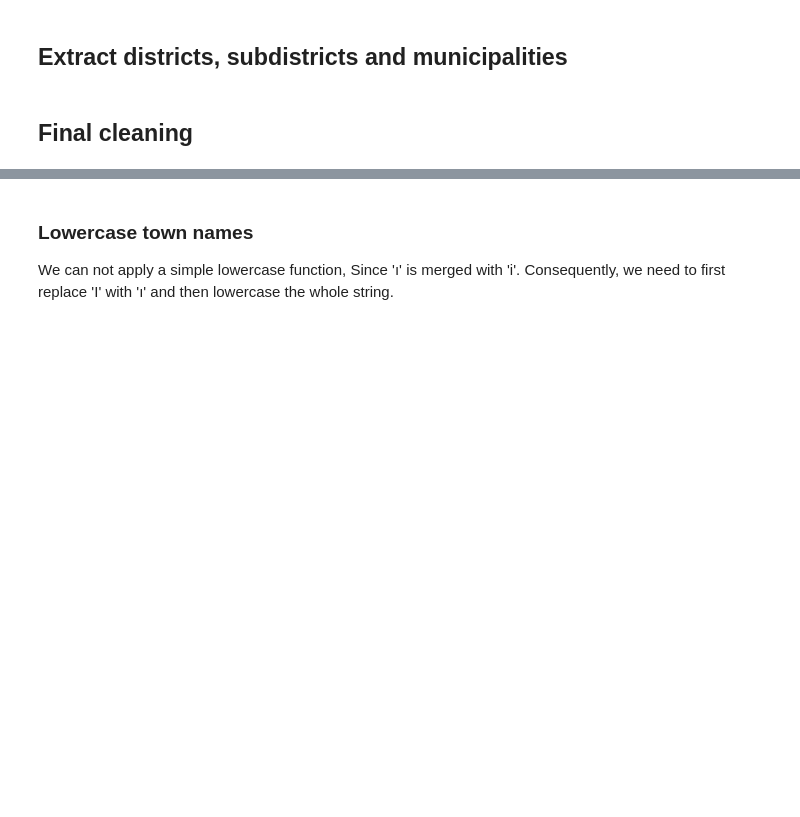
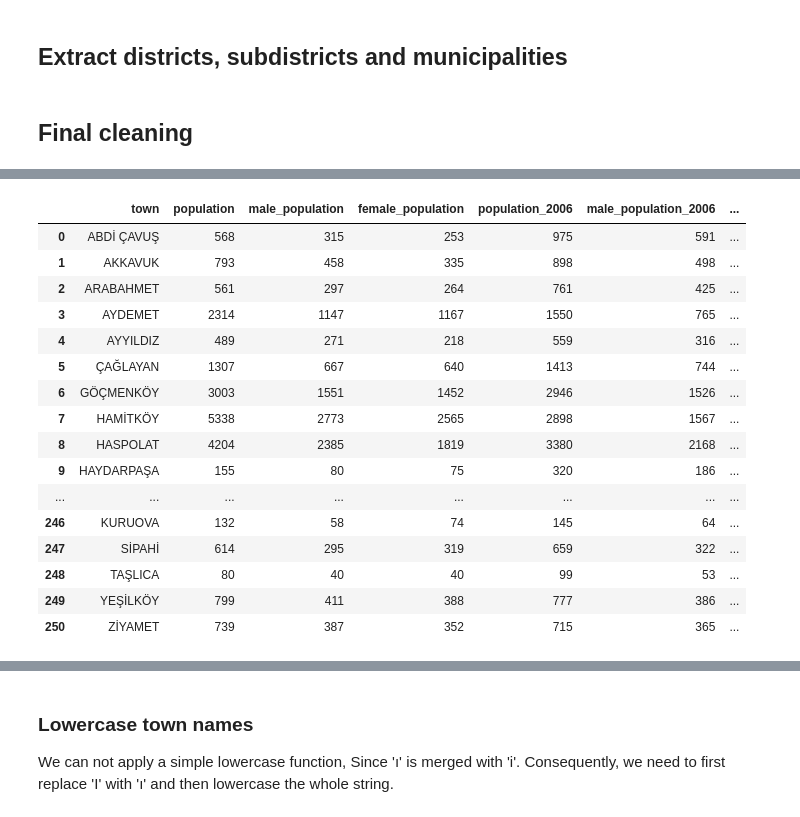
Before and after one commit to jgchaparro/CyprusDB, a Jupyter notebook: CyprusDB_generation.ipynb, the cells around one changed output, grey strips where cells are left out. Saved outputs shown, nothing was run; the diff lists cells and outputs as text; code cells hidden in the pictures; blank space fills up the shorter version.

```diff
--- a/CyprusDB_generation.ipynb
+++ b/CyprusDB_generation.ipynb
@@ -285,7 +286,7 @@ census_df.head()
 | 4 | 1013 | Αγλαντζιά | 20783 | 9803 | 10980 | Λευκωσίας | True |
 # %%
 # Generate coordinates if requested
-generate_coordinates = True
+generate_coordinates = False
 
 if generate_coordinates:
     # Extract coordinates for towns in Cyprus from Geocoding API
@@ -460,0 +502,3 @@ census_df_trnc = census_df_trnc.loc[~census_df_trnc['town'].str.contains('Toplam
+# %%
+# Load the checkpoint
+census_df_trnc = pd.read_csv(f'checkpoints/secondary_checkpoints/TRNC_census_cp_v{str(version)}.csv')
@@ -460,0 +668,20 @@ census_df_trnc = census_df_trnc.loc[~census_df_trnc['town'].str.contains('Toplam
+# %%
+# Add a new column in the general TRNC census dataframe indicating the main city-subdistrict (bucak) to which the quarter belongs
+def get_main_city(town: str,
+                  district: str,
+                  quarter_df = clean_postal_codes_df) -> str:
+
+    # Filter by district first to avoid duplicates
+    # The district must be uppercase to match formats
+    district_df = quarter_df.loc[quarter_df['district'] == district]
+
+    # Get the main city to which it belongs, which appeares in the 'subdistrict' column
+    if town in district_df.index:
+        main_city = district_df.loc[town, 'subdistrict']
+
+    else:
+        main_city = np.nan
+
+    return main_city
+
+census_df_trnc['main_city'] = census_df_trnc.apply(lambda x: get_main_city(x['town'], x['district']), axis=1)
@@ -460,0 +733,38 @@ census_df_trnc = census_df_trnc.loc[~census_df_trnc['town'].str.contains('Toplam
+# %%
+# Add the quarters to the main cities
+for main_city, quarters in quarter_corrections.items():
+    for quarter in quarters:
+        census_df_trnc.loc[census_df_trnc['town'] == quarter, 'main_city'] = main_city
+
+# Some quarter names are shared between different main cities and towns.
+# However, the above code assigns all quarters with the same name to the same main city.
+# To account for this, the following manual corrections are needed:
+quarter_extra_corrections = [
+    # Settlement, Municipality, Main city value
+    ('YAYLA', 'Güzelyurt', np.nan),
+    ('ÇAĞLAYAN', 'Alsancak', 'ALSANCAK'),
+    ('SAKARYA', 'Gazimağusa', 'GAZİMAĞUSA')
+]
+
+for settlement, municipality, main_city_value in quarter_extra_corrections:
+    census_df_trnc.loc[(census_df_trnc['town'] == settlement) & (census_df_trnc['municipality'] == municipality), 'main_city'] = main_city_value
+
+census_df_trnc
+# %% [output]
+|  | town | population | male_population | female_population | population_2006 | male_population_2006 | ... |
+| 0 | ABDİ ÇAVUŞ | 568 | 315 | 253 | 975 | 591 | ... |
+| 1 | AKKAVUK | 793 | 458 | 335 | 898 | 498 | ... |
+| 2 | ARABAHMET | 561 | 297 | 264 | 761 | 425 | ... |
+| 3 | AYDEMET | 2314 | 1147 | 1167 | 1550 | 765 | ... |
+| 4 | AYYILDIZ | 489 | 271 | 218 | 559 | 316 | ... |
+| 5 | ÇAĞLAYAN | 1307 | 667 | 640 | 1413 | 744 | ... |
+| 6 | GÖÇMENKÖY | 3003 | 1551 | 1452 | 2946 | 1526 | ... |
+| 7 | HAMİTKÖY | 5338 | 2773 | 2565 | 2898 | 1567 | ... |
+| 8 | HASPOLAT | 4204 | 2385 | 1819 | 3380 | 2168 | ... |
+| 9 | HAYDARPAŞA | 155 | 80 | 75 | 320 | 186 | ... |
+| ... | ... | ... | ... | ... | ... | ... | ... |
+| 246 | KURUOVA | 132 | 58 | 74 | 145 | 64 | ... |
+| 247 | SİPAHİ | 614 | 295 | 319 | 659 | 322 | ... |
+| 248 | TAŞLICA | 80 | 40 | 40 | 99 | 53 | ... |
+| 249 | YEŞİLKÖY | 799 | 411 | 388 | 777 | 386 | ... |
+| 250 | ZİYAMET | 739 | 387 | 352 | 715 | 365 | ... |
```
Also changed, not shown: parts of 60 cells of this notebook, 11 other files.
